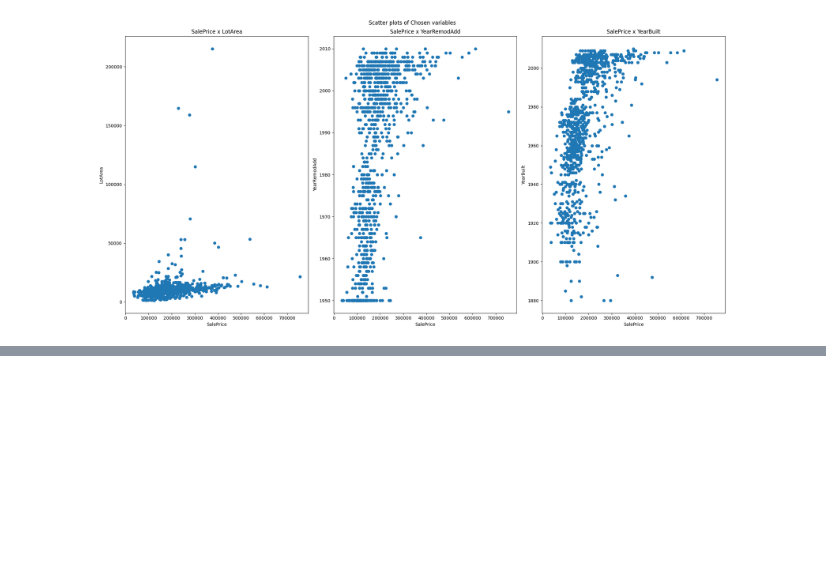
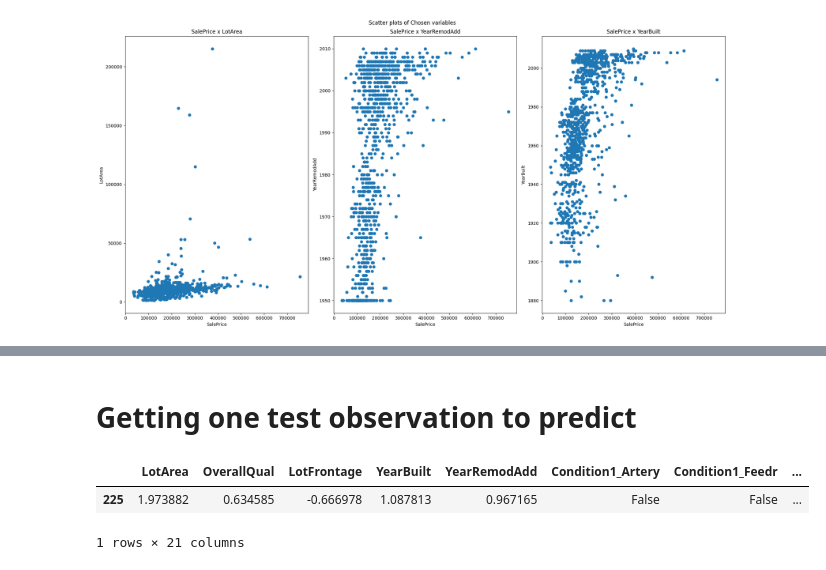
Before and after one commit to liutis6/House-Data-analysis-and-KNN, a Jupyter notebook: L1.ipynb, the cells around one changed output, grey strips where cells are left out. Drawn from its saved outputs; the diff is of its cells as text; code cells hidden in the pictures; blank space fills up the shorter version.

```diff
--- a/L1.ipynb
+++ b/L1.ipynb
@@ -337,0 +405,14 @@ After: 0
+# %% [markdown]
+# Getting one test observation to predict
+# %%
+K = 8
+
+df_test = pd.read_csv('data\\test.csv')
+query = df_test.sample(n=1, random_state=42)
+
+processed_query = preprocess(query.copy(), df, col_names).head(1)
+processed_query # guess
+# %% [output]
+|  | LotArea | OverallQual | LotFrontage | YearBuilt | YearRemodAdd | Condition1_Artery | Condition1_Feedr | ... |
+| 225 | 1.973882 | 0.634585 | -0.666978 | 1.087813 | 0.967165 | False | False | ... |
+1 rows × 21 columns
```
Also changed, not shown: parts of 17 cells of this notebook, 1 other file.
